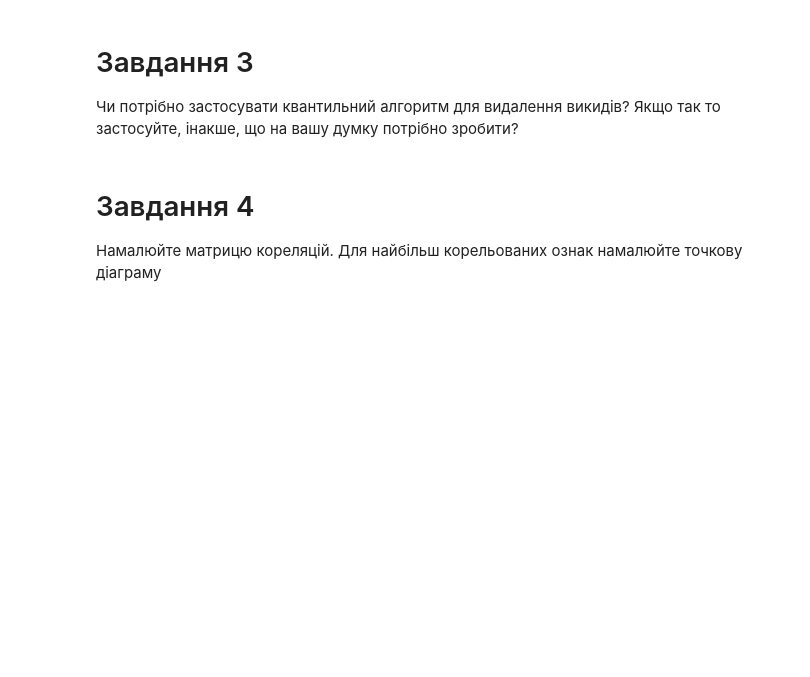
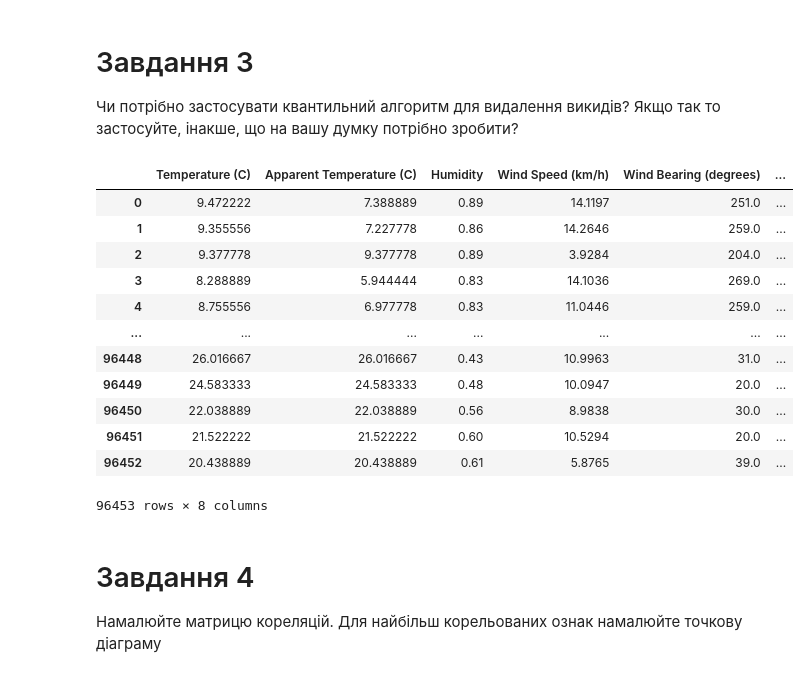
Before and after one commit to VDidyk/AI, a Jupyter notebook: module2/Практична_аналіз_даних2.ipynb, the cells around one changed output. Drawn from its saved outputs; the diff is of its cells as text; code cells hidden in the pictures; blank space fills up the shorter version.

```diff
--- a/module2/Практична_аналіз_даних2.ipynb
+++ b/module2/Практична_аналіз_даних2.ipynb
@@ -48,6 +53,33 @@ df[["Formatted Date", "Pressure (millibars)"]].boxplot(by='Formatted Date', figs
 # %% [markdown]
 # Завдання 3
 Чи потрібно застосувати квантильний алгоритм для видалення викидів? Якщо так то застосуйте, інакше, що на вашу думку потрібно зробити?
+# %%
+q1 = df.quantile(q=0.25)
+q3 = df.quantile(q=0.75)
+
+iqr = q3-q1
+lower = q1 - 1.5 * iqr
+upper = q3 + 1.5 * iqr
+
+mask = ((df >= lower) & (df <= upper)).any()
+
+df = df.loc[:,mask]
+
+df
+# %% [output]
+|  | Temperature (C) | Apparent Temperature (C) | Humidity | Wind Speed (km/h) | Wind Bearing (degrees) | ... |
+| 0 | 9.472222 | 7.388889 | 0.89 | 14.1197 | 251.0 | ... |
+| 1 | 9.355556 | 7.227778 | 0.86 | 14.2646 | 259.0 | ... |
+| 2 | 9.377778 | 9.377778 | 0.89 | 3.9284 | 204.0 | ... |
+| 3 | 8.288889 | 5.944444 | 0.83 | 14.1036 | 269.0 | ... |
+| 4 | 8.755556 | 6.977778 | 0.83 | 11.0446 | 259.0 | ... |
+| ... | ... | ... | ... | ... | ... | ... |
+| 96448 | 26.016667 | 26.016667 | 0.43 | 10.9963 | 31.0 | ... |
+| 96449 | 24.583333 | 24.583333 | 0.48 | 10.0947 | 20.0 | ... |
+| 96450 | 22.038889 | 22.038889 | 0.56 | 8.9838 | 30.0 | ... |
+| 96451 | 21.522222 | 21.522222 | 0.60 | 10.5294 | 20.0 | ... |
+| 96452 | 20.438889 | 20.438889 | 0.61 | 5.8765 | 39.0 | ... |
+96453 rows × 8 columns
 # %% [markdown]
 # Завдання 4
 Намалюйте матрицю кореляцій. Для найбільш корельованих ознак намалюйте точкову діаграму
```
Also changed, not shown: parts of 6 cells of this notebook.
